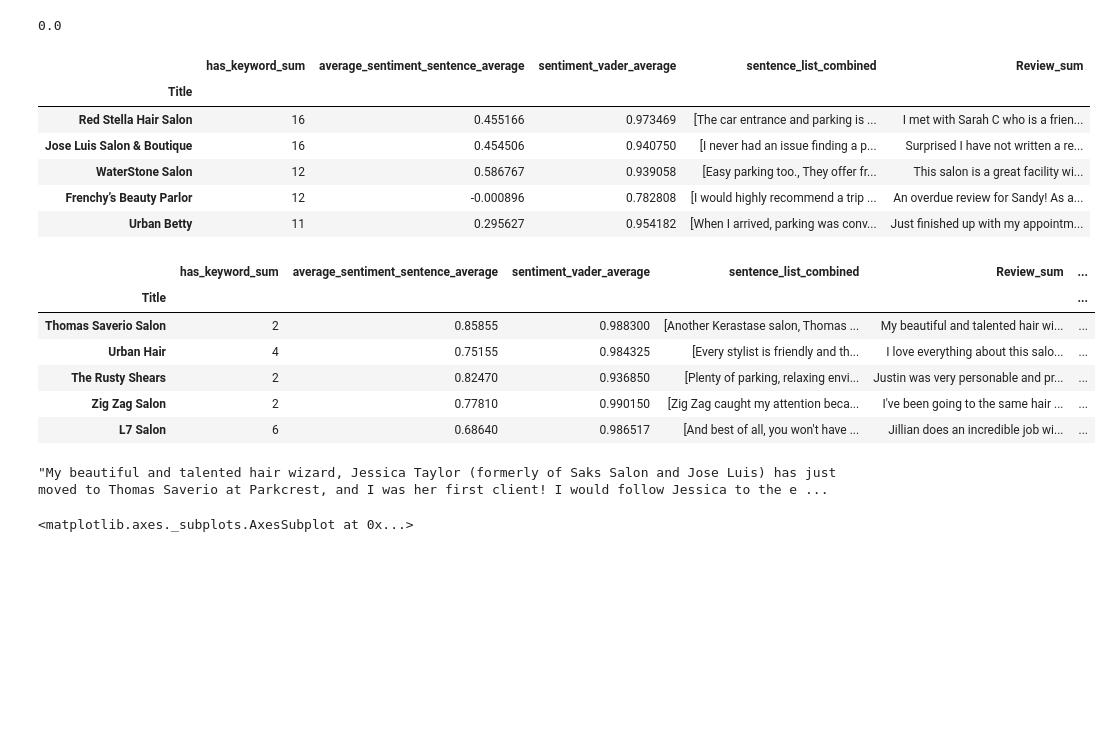
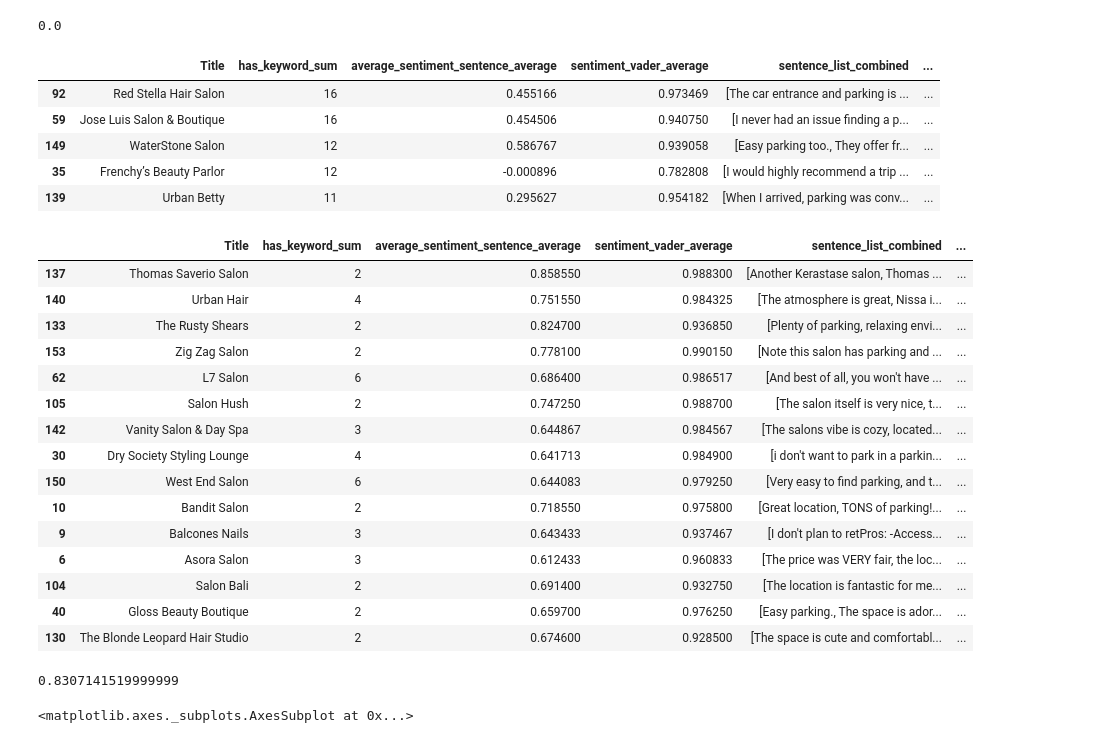
Before and after one commit to cjdavis62/Insight_HairNet, a Jupyter notebook: yelp_reviews/Salon_yelp_db_test.ipynb, the cells around one changed output. Saved outputs shown, nothing was run; the diff lists cells and outputs as text; code cells hidden in the pictures; blank space fills up the shorter version.

```diff
--- a/yelp_reviews/Salon_yelp_db_test.ipynb
+++ b/yelp_reviews/Salon_yelp_db_test.ipynb
@@ -114,7 +115,7 @@ reviews_data_from_sql.iloc[0][5]
 d = {'has_keyword':'has_keyword_sum', 'average_sentiment_sentence':'average_sentiment_sentence_average',
      'sentiment_vader':'sentiment_vader_average', 'sentence_list':'sentence_list_combined',
      'Review': 'Review_sum'}
-sorted_mean_by_Title=reviews_data_from_sql.groupby('Title').agg({'has_keyword':'sum',
+sorted_mean_by_Title=reviews_data_from_sql.groupby('Title', as_index = False).agg({'has_keyword':'sum',
                                                                 'average_sentiment_sentence':'mean',
                                                                 'sentiment_vader':'mean',
                                                                 'sentence_list':'sum',
@@ -122,13 +123,12 @@ sorted_mean_by_Title=reviews_data_from_sql.groupby('Title').agg({'has_keyword':'
 sorted_mean_by_Title.sort_values(by=['has_keyword_sum'], ascending=False, inplace=True)
 sorted_mean_by_Title.head(5)
 # %% [output]
-|  | has_keyword_sum | average_sentiment_sentence_average | sentiment_vader_average | sentence_list_combined | Review_sum |
-| Title |  |  |  |  |  |
-| Red Stella Hair Salon | 16 | 0.455166 | 0.973469 | [The car entrance and parking is ... | I met with Sarah C who is a frien... |
-| Jose Luis Salon & Boutique | 16 | 0.454506 | 0.940750 | [I never had an issue finding a p... | Surprised I have not written a re... |
-| WaterStone Salon | 12 | 0.586767 | 0.939058 | [Easy parking too., They offer fr... | This salon is a great facility wi... |
-| Frenchy’s Beauty Parlor | 12 | -0.000896 | 0.782808 | [I would highly recommend a trip ... | An overdue review for Sandy! As a... |
-| Urban Betty | 11 | 0.295627 | 0.954182 | [When I arrived, parking was conv... | Just finished up with my appointm... |
+|  | Title | has_keyword_sum | average_sentiment_sentence_average | sentiment_vader_average | sentence_list_combined | ... |
+| 92 | Red Stella Hair Salon | 16 | 0.455166 | 0.973469 | [The car entrance and parking is ... | ... |
+| 59 | Jose Luis Salon & Boutique | 16 | 0.454506 | 0.940750 | [I never had an issue finding a p... | ... |
+| 149 | WaterStone Salon | 12 | 0.586767 | 0.939058 | [Easy parking too., They offer fr... | ... |
+| 35 | Frenchy’s Beauty Parlor | 12 | -0.000896 | 0.782808 | [I would highly recommend a trip ... | ... |
+| 139 | Urban Betty | 11 | 0.295627 | 0.954182 | [When I arrived, parking was conv... | ... |
 # %%
 def scaled_combined_score(row):
     # get the values
@@ -152,19 +152,28 @@ def combined_function(has_keyword_sum, sentiment_score, sentiment_vader):
 # %%
 sorted_mean_by_Title['final_score'] = sorted_mean_by_Title.apply(scaled_combined_score, axis=1)
 sorted_review_data = sorted_mean_by_Title.sort_values(by=['final_score'], ascending=False)
-sorted_review_data.head(5)
+sorted_review_data.head(15)
 # %% [output]
-|  | has_keyword_sum | average_sentiment_sentence_average | sentiment_vader_average | sentence_list_combined | Review_sum | ... |
-| Title |  |  |  |  |  | ... |
-| Thomas Saverio Salon | 2 | 0.85855 | 0.988300 | [Another Kerastase salon, Thomas ... | My beautiful and talented hair wi... | ... |
-| Urban Hair | 4 | 0.75155 | 0.984325 | [Every stylist is friendly and th... | I love everything about this salo... | ... |
-| The Rusty Shears | 2 | 0.82470 | 0.936850 | [Plenty of parking, relaxing envi... | Justin was very personable and pr... | ... |
-| Zig Zag Salon | 2 | 0.77810 | 0.990150 | [Zig Zag caught my attention beca... | I've been going to the same hair ... | ... |
-| L7 Salon | 6 | 0.68640 | 0.986517 | [And best of all, you won't have ... | Jillian does an incredible job wi... | ... |
+|  | Title | has_keyword_sum | average_sentiment_sentence_average | sentiment_vader_average | sentence_list_combined | ... |
+| 137 | Thomas Saverio Salon | 2 | 0.858550 | 0.988300 | [Another Kerastase salon, Thomas ... | ... |
+| 140 | Urban Hair | 4 | 0.751550 | 0.984325 | [The atmosphere is great, Nissa i... | ... |
+| 133 | The Rusty Shears | 2 | 0.824700 | 0.936850 | [Plenty of parking, relaxing envi... | ... |
+| 153 | Zig Zag Salon | 2 | 0.778100 | 0.990150 | [Note this salon has parking and ... | ... |
+| 62 | L7 Salon | 6 | 0.686400 | 0.986517 | [And best of all, you won't have ... | ... |
+| 105 | Salon Hush | 2 | 0.747250 | 0.988700 | [The salon itself is very nice, t... | ... |
+| 142 | Vanity Salon & Day Spa | 3 | 0.644867 | 0.984567 | [The salons vibe is cozy, located... | ... |
+| 30 | Dry Society Styling Lounge | 4 | 0.641713 | 0.984900 | [i don't want to park in a parkin... | ... |
+| 150 | West End Salon | 6 | 0.644083 | 0.979250 | [Very easy to find parking, and t... | ... |
+| 10 | Bandit Salon | 2 | 0.718550 | 0.975800 | [Great location, TONS of parking!... | ... |
+| 9 | Balcones Nails | 3 | 0.643433 | 0.937467 | [I don't plan to retPros: -Access... | ... |
+| 6 | Asora Salon | 3 | 0.612433 | 0.960833 | [The price was VERY fair, the loc... | ... |
+| 104 | Salon Bali | 2 | 0.691400 | 0.932750 | [The location is fantastic for me... | ... |
+| 40 | Gloss Beauty Boutique | 2 | 0.659700 | 0.976250 | [Easy parking., The space is ador... | ... |
+| 130 | The Blonde Leopard Hair Studio | 2 | 0.674600 | 0.928500 | [The space is cute and comfortabl... | ... |
 # %%
-sorted_review_data.iloc[0][4]
+sorted_review_data.iloc[0][6]
 # %% [output]
-"My beautiful and talented hair wizard, Jessica Taylor (formerly of Saks Salon and Jose Luis) has just moved to Thomas Saverio at Parkcrest, and I was her first client! I would follow Jessica to the e ...
+0.8307141519999999
 # %%
 sorted_mean_by_Title.final_score.plot.hist(bins = 100, xlim=[0, 1])
 # %% [output]
```
Also changed, not shown: parts of 28 cells of this notebook, 10 other files.
